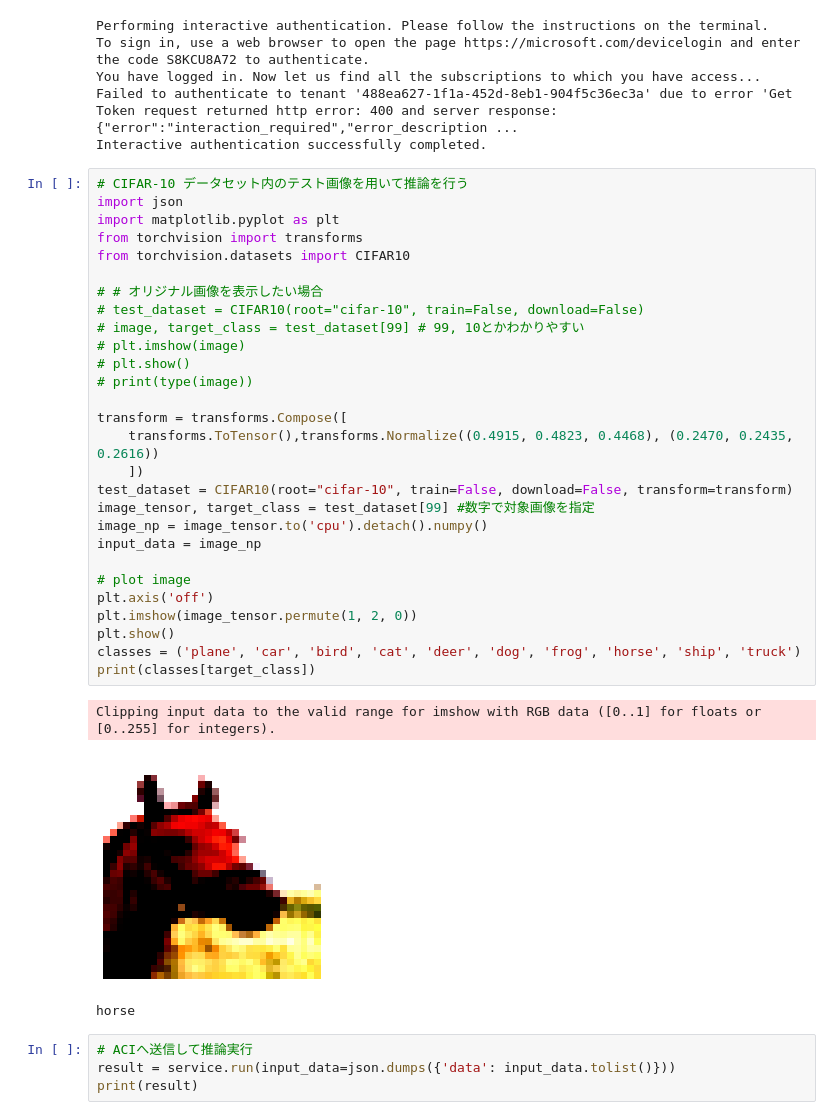
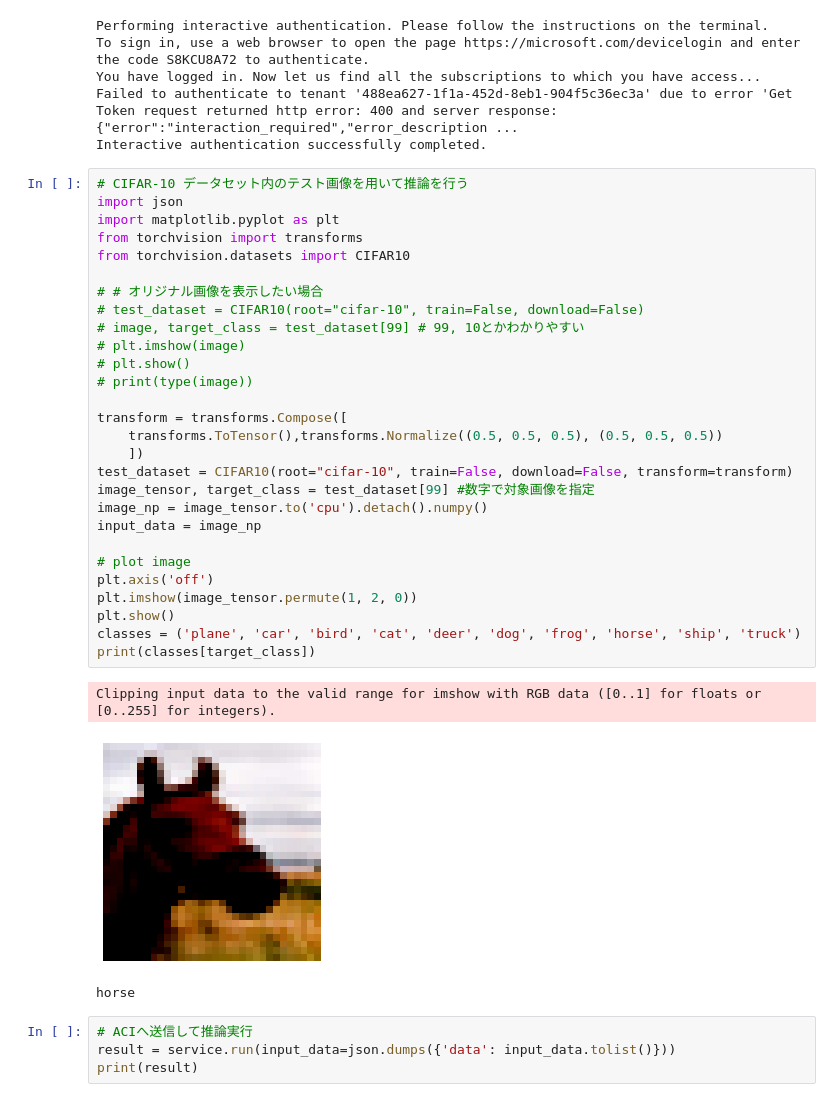
Before and after one commit to shohei1029/azureml_distributed-pytorch, a Jupyter notebook: examples/distributed-pytorch-with-distributeddataparallel.ipynb, the cells around one changed output. Saved outputs shown, nothing was run; the diff lists cells and outputs as text.

Commit message:
modified image handling

```diff
--- a/examples/distributed-pytorch-with-distributeddataparallel.ipynb
+++ b/examples/distributed-pytorch-with-distributeddataparallel.ipynb
@@ -366,34 +366,34 @@ Interactive authentication successfully completed.
 # %%
 # CIFAR-10 データセット内のテスト画像を用いて推論を行う
 import json
 import matplotlib.pyplot as plt
 from torchvision import transforms
 from torchvision.datasets import CIFAR10
 
 # # オリジナル画像を表示したい場合
 # test_dataset = CIFAR10(root="cifar-10", train=False, download=False)
 # image, target_class = test_dataset[99] # 99, 10とかわかりやすい
 # plt.imshow(image)
 # plt.show()
 # print(type(image))
 
 transform = transforms.Compose([
-    transforms.ToTensor(),transforms.Normalize((0.4915, 0.4823, 0.4468), (0.2470, 0.2435, 0.2616))
+    transforms.ToTensor(),transforms.Normalize((0.5, 0.5, 0.5), (0.5, 0.5, 0.5))
     ])
 test_dataset = CIFAR10(root="cifar-10", train=False, download=False, transform=transform)
 image_tensor, target_class = test_dataset[99] #数字で対象画像を指定
 image_np = image_tensor.to('cpu').detach().numpy()
 input_data = image_np
 
 # plot image
 plt.axis('off')
 plt.imshow(image_tensor.permute(1, 2, 0))
 plt.show()
 classes = ('plane', 'car', 'bird', 'cat', 'deer', 'dog', 'frog', 'horse', 'ship', 'truck')
 print(classes[target_class])
 # %% [output]
 Clipping input data to the valid range for imshow with RGB data ([0..1] for floats or [0..255] for integers).
-[figure, old version]
+[figure, new version]
 horse
 # %%
 # ACIへ送信して推論実行
```
